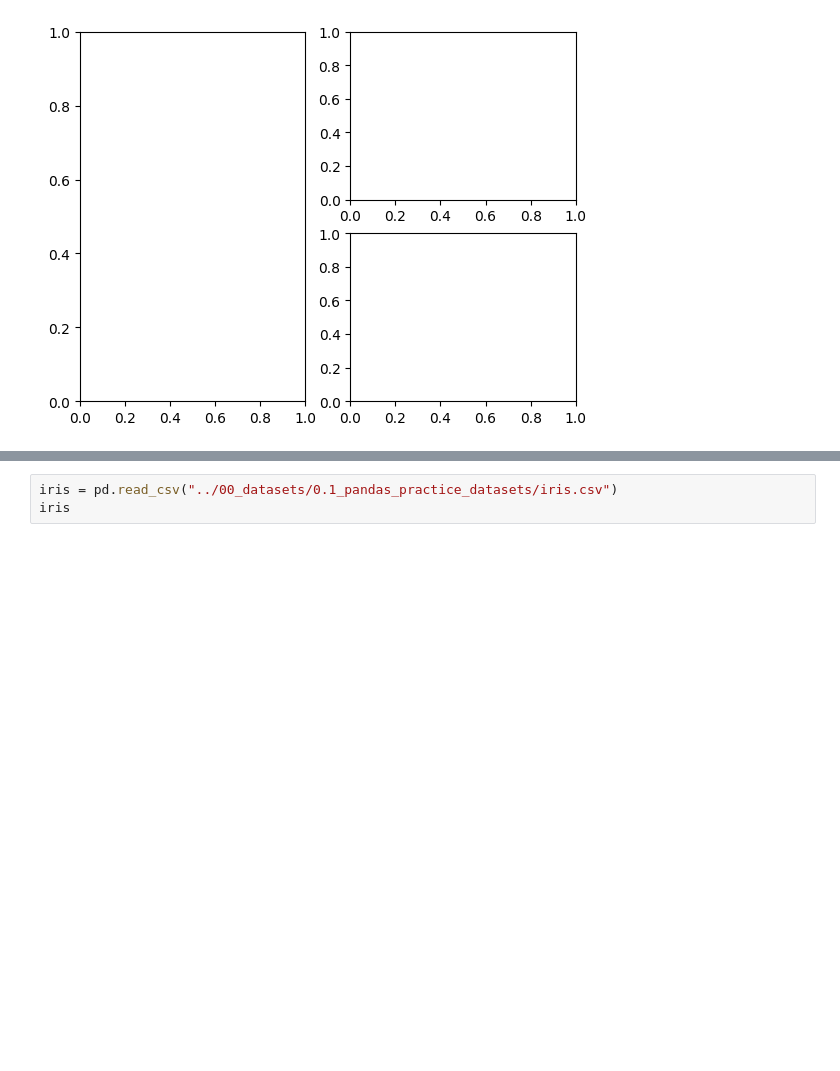
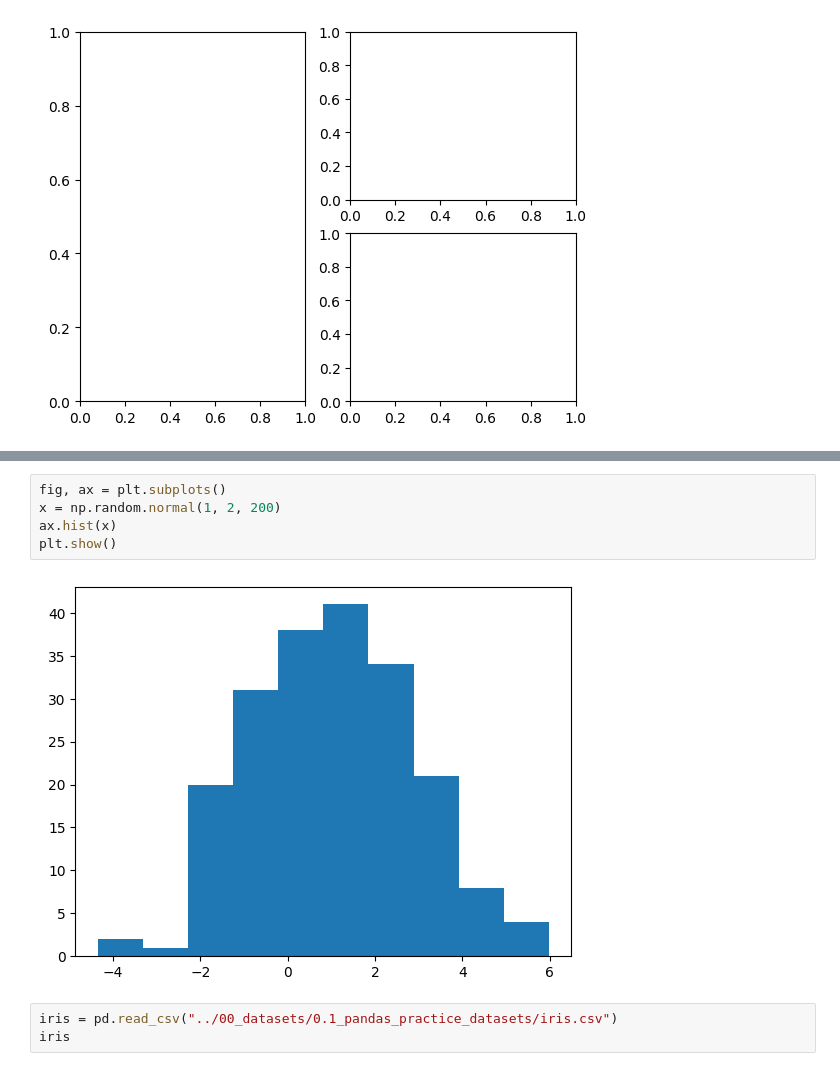
Before and after one commit to Muhammad-Hamdan92/Python_for_data_science, a Jupyter notebook: 08_data_visualization/08.1_matplotlib.ipynb, the cells around one changed output, grey strips where cells are left out. Cells and saved outputs as stored; diff of their text form; blank space fills up the shorter version.

```diff
--- a/08_data_visualization/08.1_matplotlib.ipynb
+++ b/08_data_visualization/08.1_matplotlib.ipynb
@@ -23,3 +44,10 @@ fig, axs = plt.subplot_mosaic([['left', 'right_top'],
+# %%
+fig, ax = plt.subplots()
+x = np.random.normal(1, 2, 200)
+ax.hist(x)
+plt.show()
+# %% [output]
+[figure, added]
 # %%
 iris = pd.read_csv("../00_datasets/0.1_pandas_practice_datasets/iris.csv")
 iris
```
Also changed, not shown: parts of 4 cells of this notebook, 1 other file.
